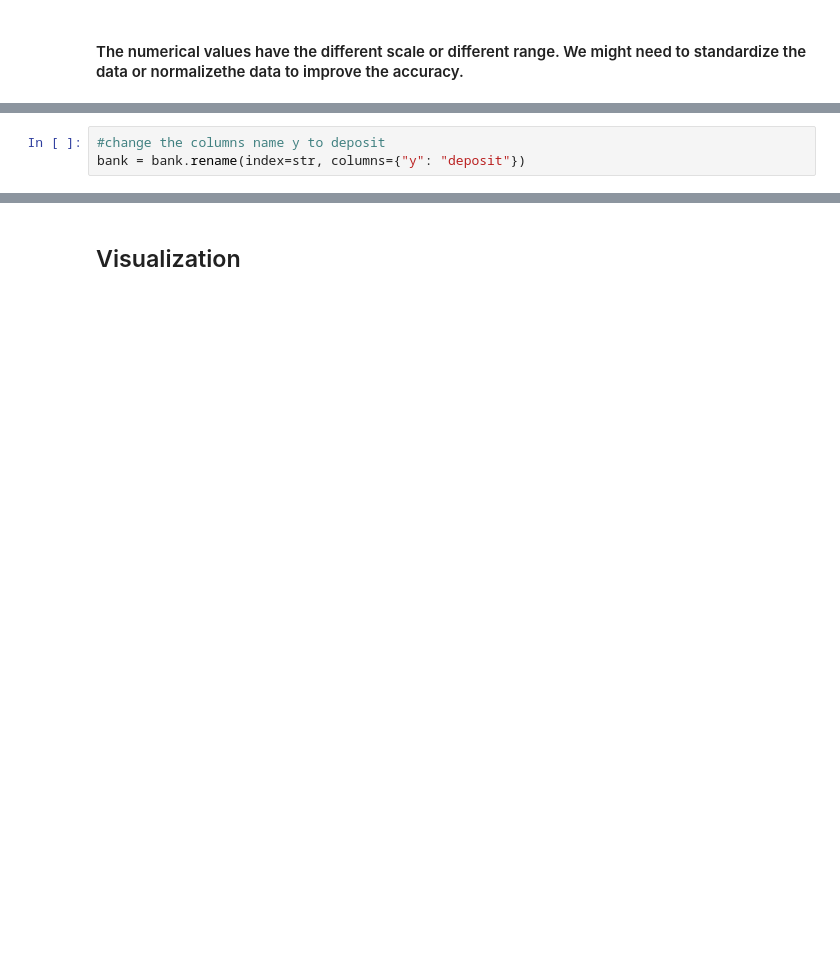
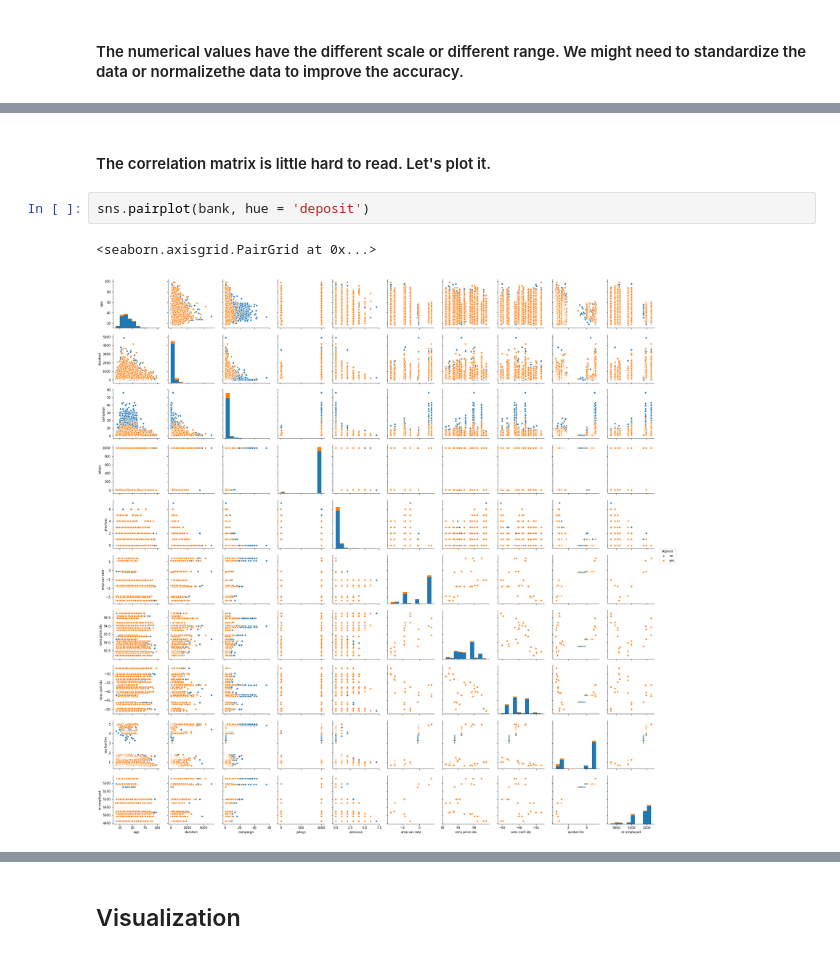
Before and after one commit to emmanguyen0602/Bank-Marketing-Prediction, a Jupyter notebook: Banking Marketing.ipynb, the cells around one changed output, grey strips where cells are left out. Drawn from its saved outputs; the diff is of its cells as text; blank space fills up the shorter version.

```diff
--- a/Banking Marketing.ipynb
+++ b/Banking Marketing.ipynb
@@ -79,3 +146,7 @@ Index(['age', 'job', 'marital', 'education', 'default', 'housing', 'loan',
-# %%
-#change the columns name y to deposit
-bank = bank.rename(index=str, columns={"y": "deposit"})
+# %% [markdown]
+#### The correlation matrix is little hard to read.  Let's plot it.
+# %%
+sns.pairplot(bank, hue = 'deposit')
+# %% [output]
+<seaborn.axisgrid.PairGrid at 0x...>
+[figure, added]
```
Also changed, not shown: parts of 11 cells of this notebook.
